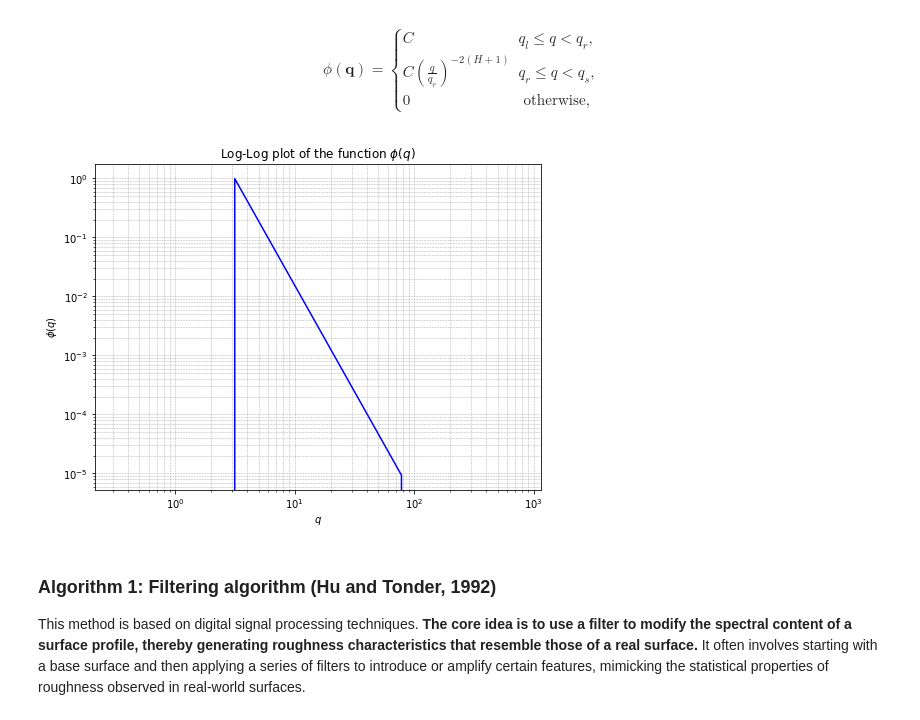
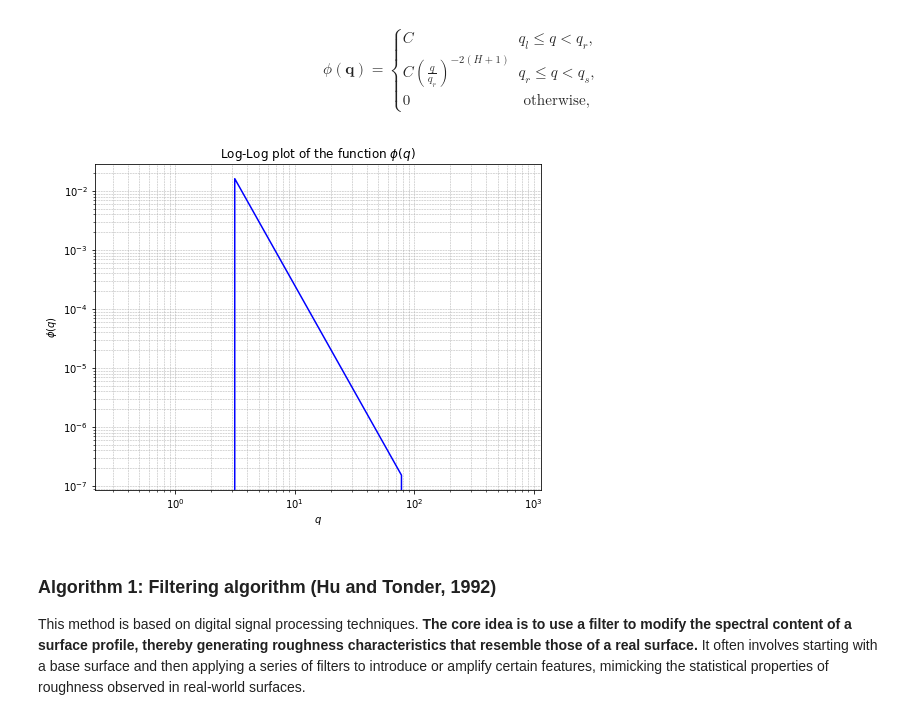
Before and after one commit to NathanLZC/Master-internship-repo-at-Institut-dAlembert, a Jupyter notebook: Week4/task1_generate_rough_surface.ipynb, the cells around one changed output. Cells and saved outputs as stored; diff of their text form; code cells hidden in the pictures.

```diff
--- a/Week4/task1_generate_rough_surface.ipynb
+++ b/Week4/task1_generate_rough_surface.ipynb
@@ -28,35 +93,35 @@ q_r = 2*np.pi/L
 q_s = 2*np.pi*25/L
 H = 0.8 # Hurst exponent, just as an example
 
 # Defining the piecewise function
 def phi(q):
     if q_l <= q < q_r:
         return C
     elif q_r <= q < q_s:
-        return C * (q / q_r) ** (-2 * (H + 1))
+        return C * q ** (-2 * (H + 1))
     else:
         return 0
 
 # Generating a range of q values for the plot
 q_values = q_values = np.logspace(np.log10(q_l/10), np.log10(q_s*10), 500)#just as an example, we will overload the range of q values later
 phi_values = np.array([phi(q) for q in q_values])
 
 # Creating the plot
 plt.figure(figsize=(8, 6))
 plt.loglog(q_values, phi_values, label=r'$\phi(q)$', color='blue')
 
 # Adding titles and labels
 plt.title('Log-Log plot of the function $\\phi(q)$')
 plt.xlabel('$q$')
 plt.ylabel('$\\phi(q)$')
 
 # Adding a grid
 plt.grid(which='both', linestyle='--', linewidth=0.5)
 
 # Show the plot
 plt.show()
 # %% [output]
-[figure, old version]
+[figure, new version]
 # %% [markdown]
 ### Algorithm 1: Filtering algorithm (Hu and Tonder, 1992)
 
```
Also changed, not shown: parts of 3 cells of this notebook, 1 other file.
